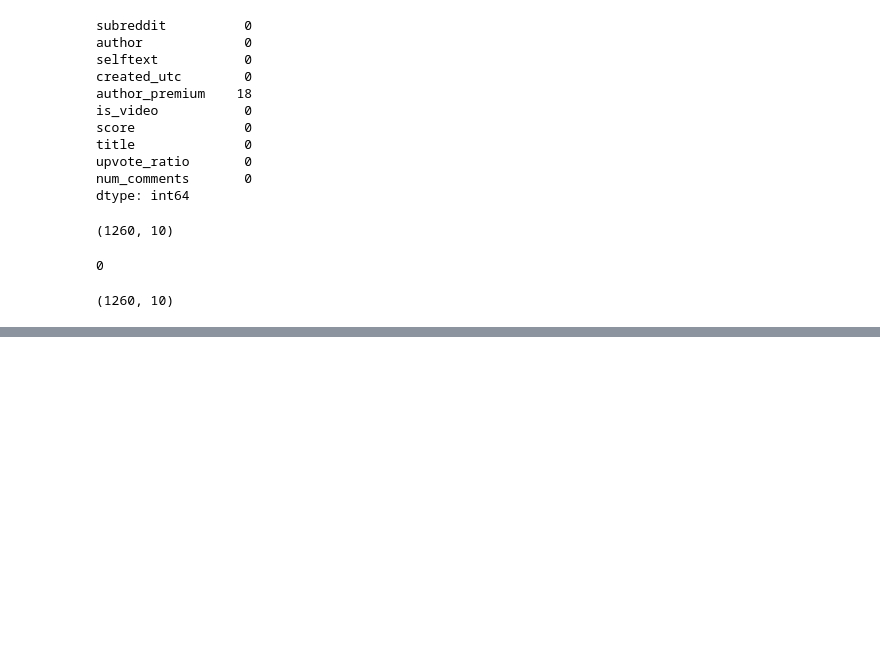
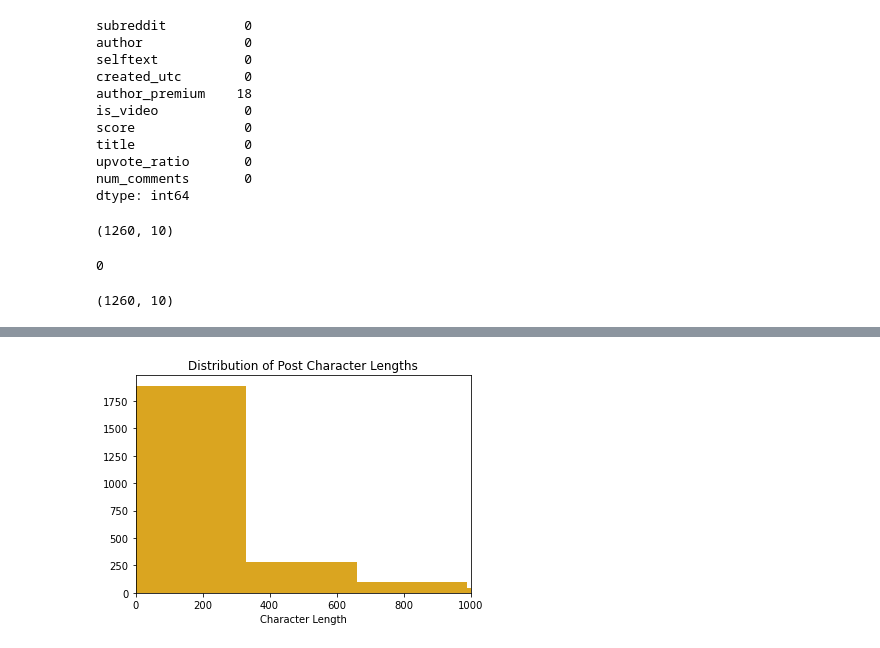
Before and after one commit to pemurp19/Web-Scraping-and-NLP---Reddit, a Jupyter notebook: code/Cleaning and EDA.ipynb, the cells around one changed output, grey strips where cells are left out. Cells and saved outputs as stored; diff of their text form; code cells hidden in the pictures; blank space fills up the shorter version.

```diff
--- a/code/Cleaning and EDA.ipynb
+++ b/code/Cleaning and EDA.ipynb
@@ -357,0 +453,6 @@ redsox.shape
+# %%
+# look into the length and word count of posts
+# create new columns for post lengths
+reddit['post_char_length'] = [len(str(i)) for i in reddit['selftext']]
+reddit['post_word_count'] = [len(str(i).split(" ")) for i in reddit['selftext']]
+reddit.head(2)
@@ -357,0 +484,11 @@ redsox.shape
+# %%
+# histogram showing distribution of post length
+
+plt.hist(reddit['post_char_length'],
+        bins = 50,
+        color = 'goldenrod')
+plt.title('Distribution of Post Character Lengths')
+plt.xlabel('Character Length');
+plt.xlim(0,1000);
+# %% [output]
+[figure, added]
```
Also changed, not shown: parts of 74 cells of this notebook, 3 other files.
